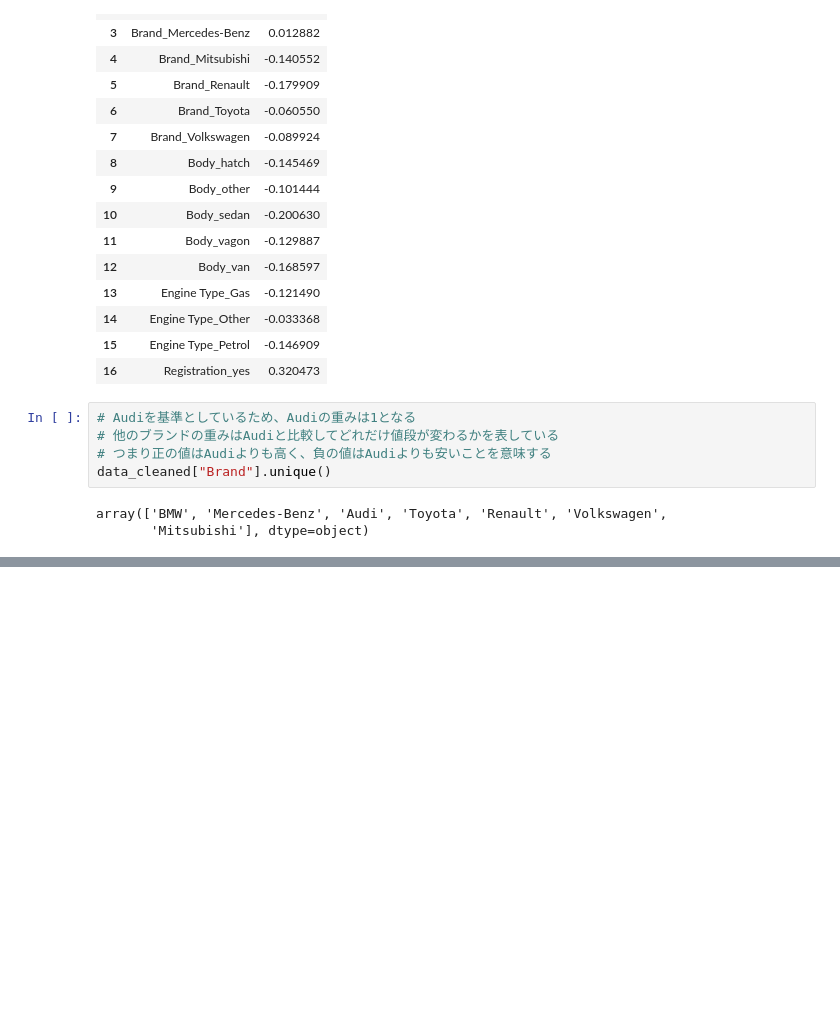
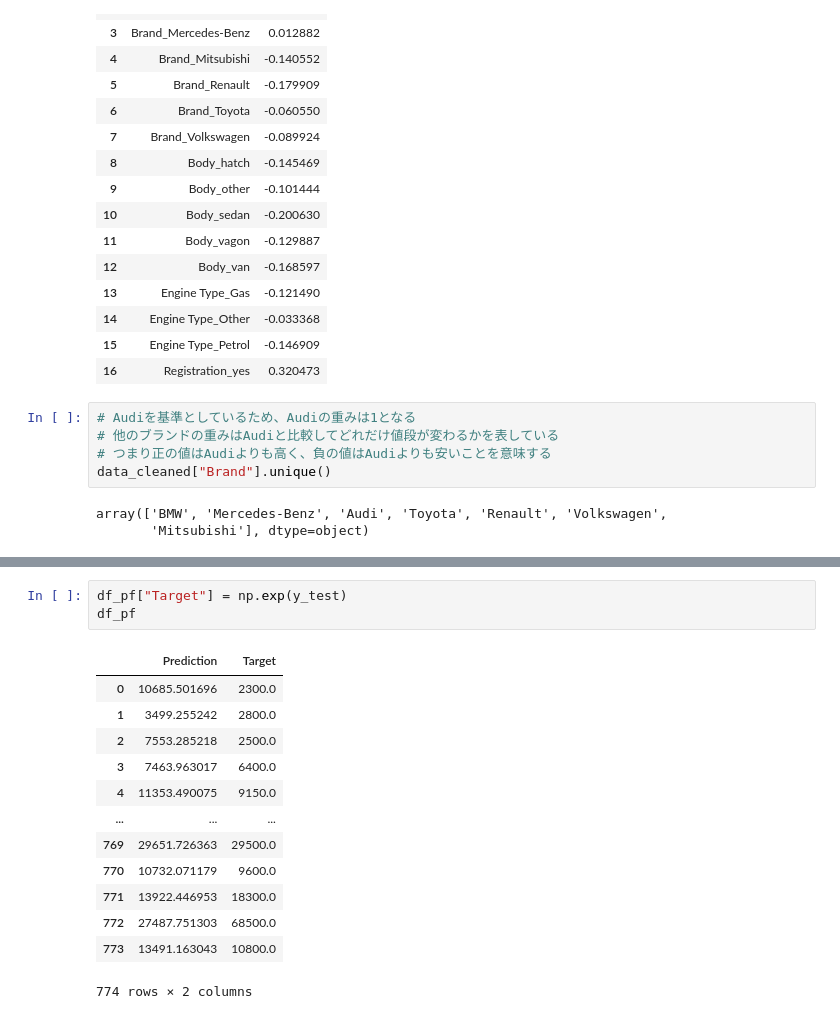
Before and after one commit to karasuneo/data-science, a Jupyter notebook: src/sklearn/liner_regression/main.ipynb, the cells around one changed output, grey strips where cells are left out. Drawn from its saved outputs; the diff is of its cells as text; blank space fills up the shorter version.

```diff
--- a/src/sklearn/liner_regression/main.ipynb
+++ b/src/sklearn/liner_regression/main.ipynb
@@ -518,0 +589,17 @@ array(['BMW', 'Mercedes-Benz', 'Audi', 'Toyota', 'Renault', 'Volkswagen',
+# %%
+df_pf["Target"] = np.exp(y_test)
+df_pf
+# %% [output]
+|  | Prediction | Target |
+| 0 | 10685.501696 | 2300.0 |
+| 1 | 3499.255242 | 2800.0 |
+| 2 | 7553.285218 | 2500.0 |
+| 3 | 7463.963017 | 6400.0 |
+| 4 | 11353.490075 | 9150.0 |
+| ... | ... | ... |
+| 769 | 29651.726363 | 29500.0 |
+| 770 | 10732.071179 | 9600.0 |
+| 771 | 13922.446953 | 18300.0 |
+| 772 | 27487.751303 | 68500.0 |
+| 773 | 13491.163043 | 10800.0 |
+774 rows × 2 columns
```
Also changed, not shown: parts of 15 cells of this notebook.
